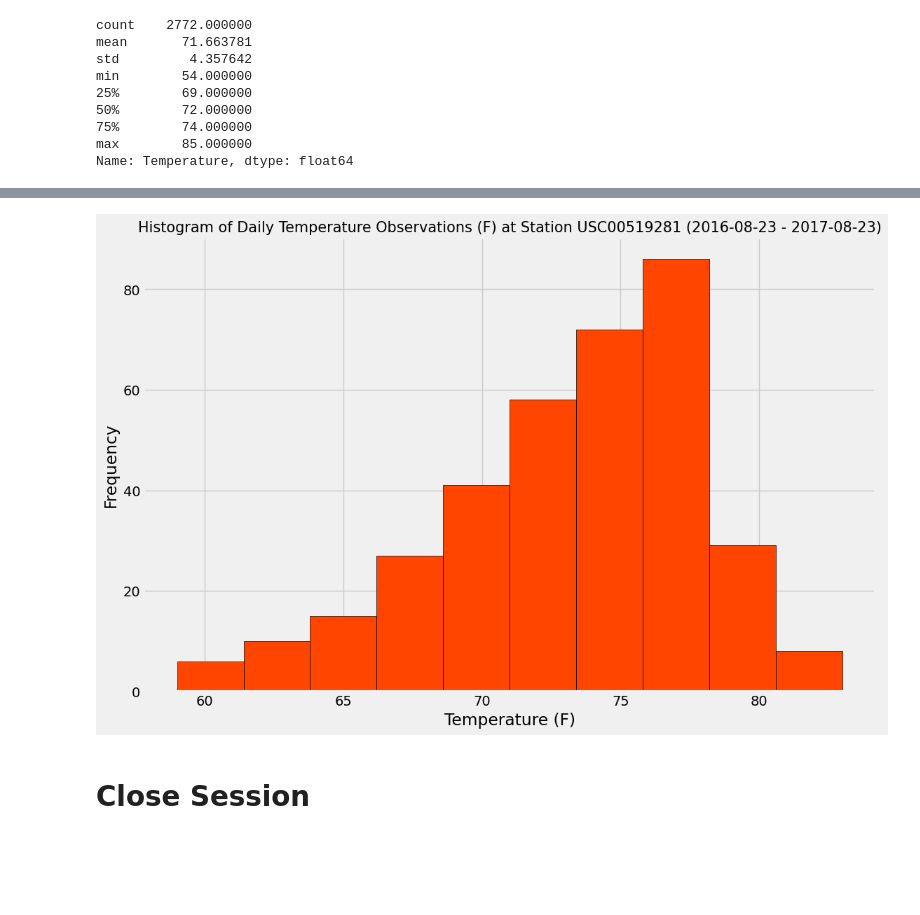
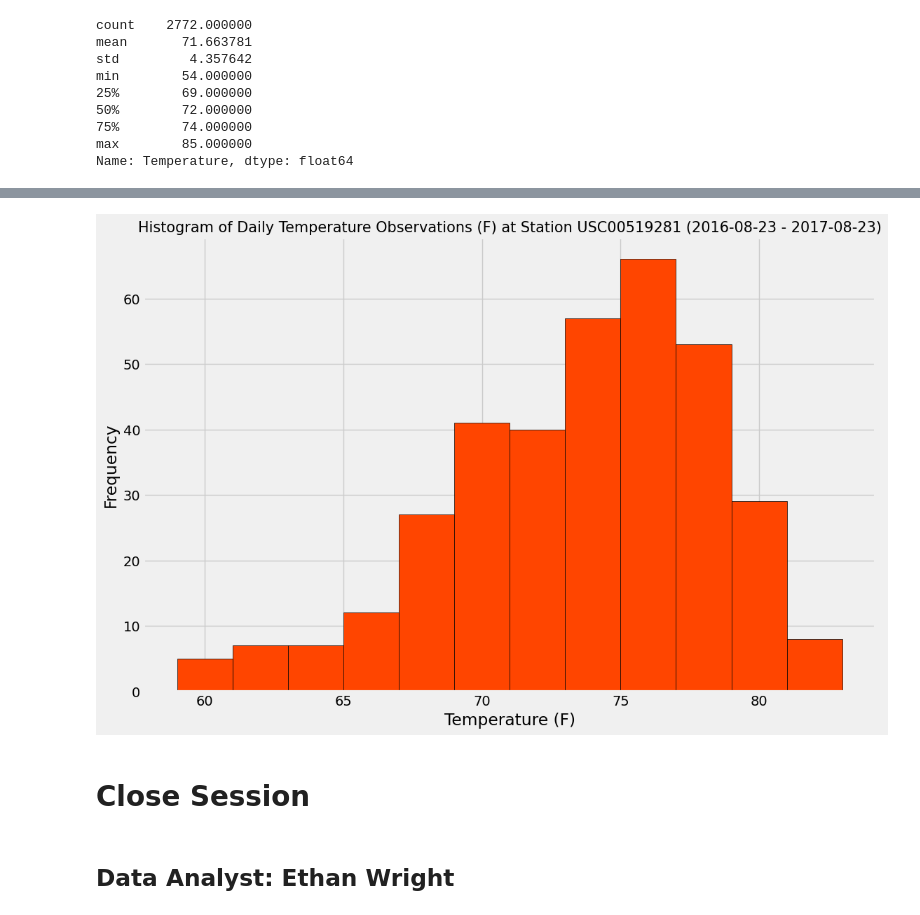
Before and after one commit to ethanwright96/sqlalchemy-challenge, a Jupyter notebook: SurfsUp/hawaii_prcp_temp.ipynb, the cells around one changed output, grey strips where cells are left out. Cells and saved outputs as stored; diff of their text form; code cells hidden in the pictures; blank space fills up the shorter version.

```diff
--- a/SurfsUp/hawaii_prcp_temp.ipynb
+++ b/SurfsUp/hawaii_prcp_temp.ipynb
@@ -255,10 +280,13 @@ print(lowest_temp, highest_temp, average_temp)
 # %%
 # Using the most active station id
 # Query the last 12 months of temperature observation data for this station and plot the results as a histogram
-MAS_year_query = session.query(Measurement.station, Measurement.tobs).\
+MAS_year_query = session.query(Measurement.date, Measurement.tobs).\
     filter(Measurement.station == most_active_station).\
     filter(Measurement.date >= period_start).all()
 
-MAS_annual_temp_df = pd.DataFrame(MAS_year_query, columns = ['Station', 'Temperature'])
-MAS_annual_temp_df
+# Create DataFrame with query results
+MAS_annual_temp_df = pd.DataFrame(MAS_year_query, columns = ['Date', 'Temperature'])
+# Print shape and head() of df
+print(MAS_annual_temp_df.shape)
+MAS_annual_temp_df.head()
 # %% [output]
@@ -278,15 +300,17 @@ MAS_annual_temp_df
 # %%
-MAS_annual_temp_df.Temperature.plot.hist(figsize = [12,8], color = 'orangered', edgecolor = 'black')
-
+# Plot with Histogram
+MAS_annual_temp_df.Temperature.plot.hist(bins=12, figsize = [12,8], color = 'orangered', edgecolor = 'black')
+# Entitle, label, save, and show plot
 plt.title(f"Histogram of Daily Temperature Observations (F) at Station {most_active_station} ({period_start} - {most_recent_date})", size = 15)
-
 plt.xlabel("Temperature (F)")
 plt.savefig("Results/temperature_histogram.png")
 plt.show()
 # %% [output]
-[figure, old version]
+[figure, new version]
 # %% [markdown]
 # Close Session
 # %%
 # Close Session
 session.close()
+# %% [markdown]
+## Data Analyst: Ethan Wright
```
Also changed, not shown: parts of 17 cells of this notebook, 2 other files.
